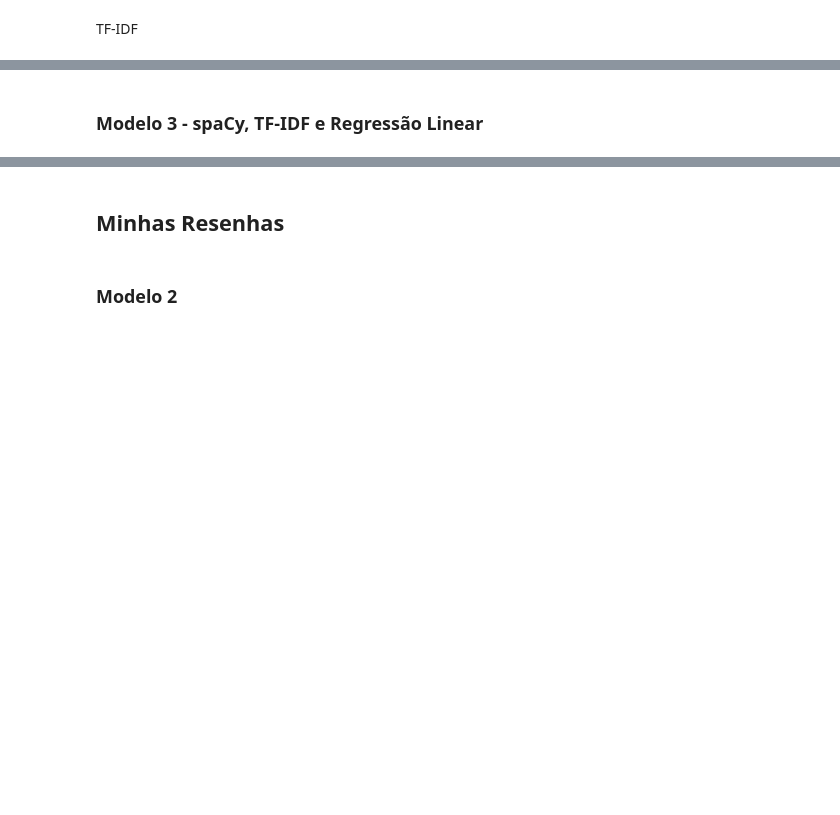
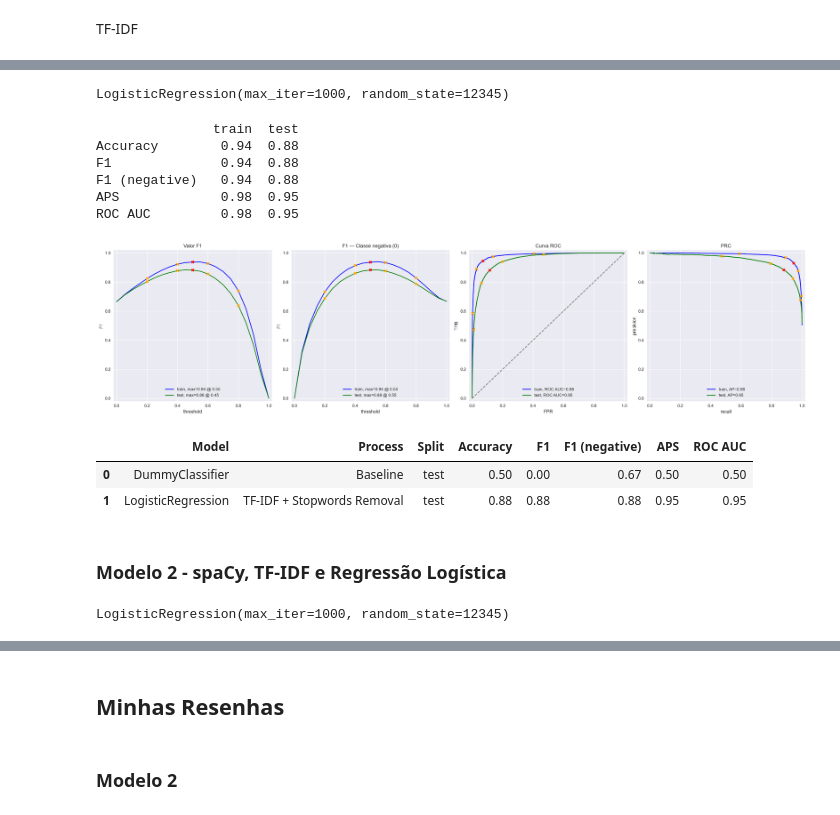
Before and after one commit to peperrone/mbads14-film-junky-union, a Jupyter notebook: notebook_p14.ipynb, the cells around one changed output, grey strips where cells are left out. Cells and saved outputs as stored; diff of their text form; code cells hidden in the pictures; blank space fills up the shorter version.

```diff
--- a/notebook_p14.ipynb
+++ b/notebook_p14.ipynb
@@ -935,0 +1321,13 @@ evaluate_model(model_1, train_features_1, train_target, test_features_1, test_ta
+# %%
+# Pre processamento de texto: tokenização, remoção de stopwords e vetorização TF-IDF
+
+nltk.download('stopwords')
+
+stop_words = set(stopwords.words('english'))
+
+# Instanciando o vetor TF-IDF com remoção de stopwords
+tfidf_vectorizer = TfidfVectorizer(stop_words=stop_words)
+
+# Ajustando o vetor TF-IDF ao conjunto de treino e transformando os conjuntos de treino e teste
+X1_train_tfidf = tfidf_vectorizer.fit_transform(text_train)
+X1_test_tfidf = tfidf_vectorizer.transform(text_test)
@@ -936,5 +1338,41 @@ evaluate_model(model_1, train_features_1, train_target, test_features_1, test_ta
+# %%
+# Instanciando o modelo de Regressão Logística com numero máximo de iterações definido para 1000 e uma semente aleatória para reprodutibilidade
+model_1 = LogisticRegression(random_state=RANDOM_STATE, max_iter=1000)
+
+# Treinando o modelo de Regressão Logística com os dados de treino vetorizados
+model_1.fit(X1_train_tfidf, train_target)
+# %% [output]
+LogisticRegression(max_iter=1000, random_state=12345)
+# %%
+# Avaliando o modelo de Regressão Logística com os dados de treino e teste vetorizados
+model_1_results = evaluate_model_v2(model_1, X1_train_tfidf, train_target, X1_test_tfidf, test_target)
+
+# Adicionando os resultados do modelo de Regressão Logística ao DataFrame de resultados
+df_results = pd.concat([df_results, pd.DataFrame({
+    'Model': ['LogisticRegression'],
+    'Process': ['TF-IDF + Stopwords Removal'],
+    'Split': ['test'],
+    'Accuracy': [model_1_results.loc['Accuracy', 'test']],
+    'F1': [model_1_results.loc['F1', 'test']],
+    'F1 (negative)': [model_1_results.loc['F1 (negative)', 'test']],
+    'APS': [model_1_results.loc['APS', 'test']],
+    'ROC AUC': [model_1_results.loc['ROC AUC', 'test']]
+})], ignore_index=True)
+
+display(df_results)
+# %% [output]
+               train  test
+Accuracy        0.94  0.88
+F1              0.94  0.88
+F1 (negative)   0.94  0.88
+APS             0.98  0.95
+ROC AUC         0.98  0.95
+[figure, added]
+|  | Model | Process | Split | Accuracy | F1 | F1 (negative) | APS | ROC AUC |
+| 0 | DummyClassifier | Baseline | test | 0.50 | 0.00 | 0.67 | 0.50 | 0.50 |
+| 1 | LogisticRegression | TF-IDF + Stopwords Removal | test | 0.88 | 0.88 | 0.88 | 0.95 | 0.95 |
 # %% [markdown]
-### Modelo 3 - spaCy, TF-IDF e Regressão Linear
+### Modelo 2 - spaCy, TF-IDF e Regressão Logística
 # %%
 import spacy
 
@@ -949,0 +1398,8 @@ def text_preprocessing_3(text):
+# %%
+# Instanciando o modelo de Regressão Logística com numero máximo de iterações definido para 1000 e uma semente aleatória para reprodutibilidade
+model_2 = LogisticRegression(random_state=RANDOM_STATE, max_iter=1000)
+
+# Treinando o modelo de Regressão Logística com os dados de treino vetorizados
+model_2.fit(X2_train_tfidf, train_target)
+# %% [output]
+LogisticRegression(max_iter=1000, random_state=12345)
```
Also changed, not shown: parts of 32 cells of this notebook.
